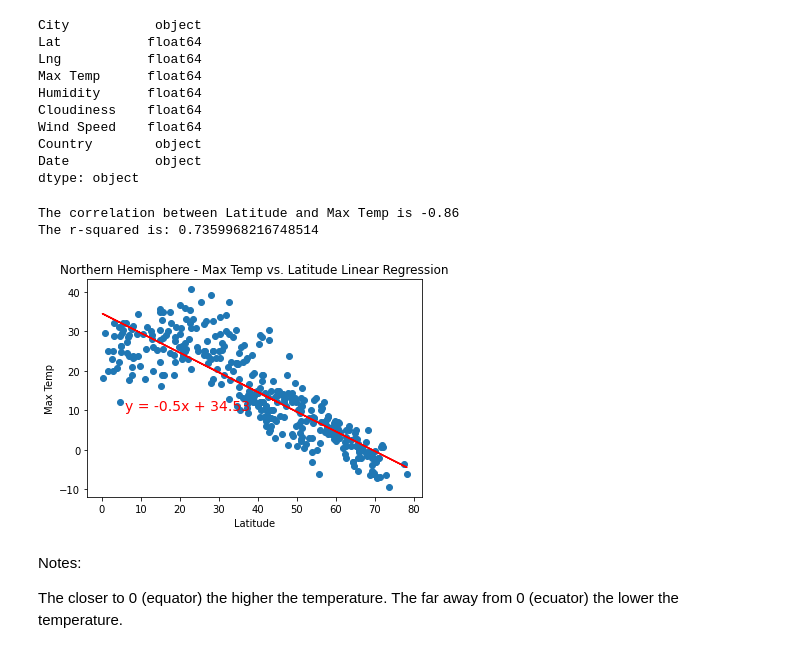
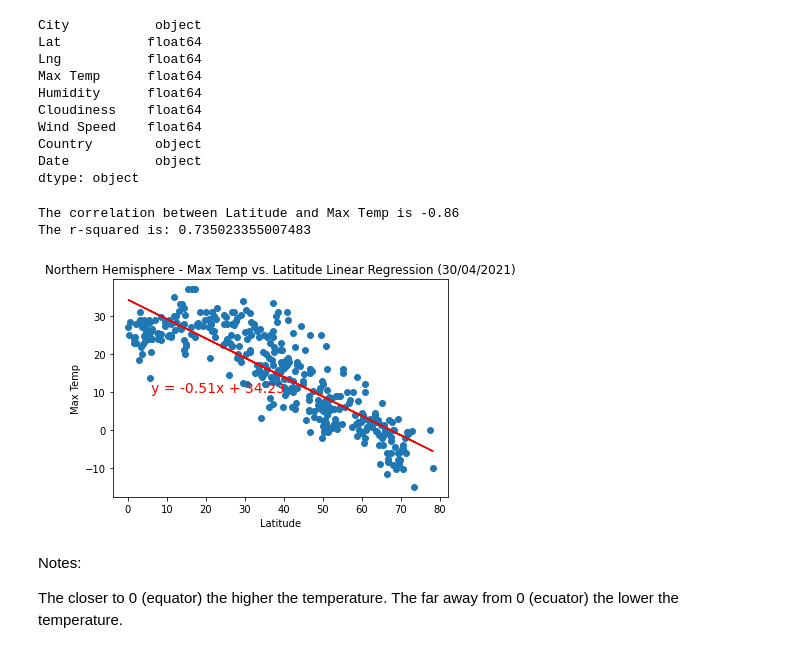
Before and after one commit to JoseH-Git/python-api-challenge, a Jupyter notebook: WeatherPy/WeatherPy.ipynb, the cells around one changed output. Drawn from its saved outputs; the diff is of its cells as text; code cells hidden in the pictures.

```diff
--- a/WeatherPy/WeatherPy.ipynb
+++ b/WeatherPy/WeatherPy.ipynb
@@ -86,6 +87,7 @@ cloudiness= []
 wind_speed = []
 country = []
 date = []
+count = 0
 
 # Save config information.
 url = "http://api.openweathermap.org/data/2.5/weather?"
@@ -96,7 +98,13 @@ api_key =  weather_api_key
 query_url = f"{url}appid={api_key}&units={units}&q="
 
 # Loop through the list of cities and perform a request for data on each
+print("----------------------------------------------------------")
+print("Search started, please wait. ")
+print("----------------------------------------------------------")
+
 for city in cities:
+
+    count
 
     try:
 
@@ -110,10 +118,10 @@ for city in cities:
         country.append(response['sys']['country'])
         date.append(response['dt'])
 
-        print(f'City ' + city + ' completed' )
+        print(f'City number '+ str(count)+ ' is ' + city + ' has been proccesed completed' )
 
-        #sys.stdout=open("/Logs/successfull cities.txt","w")
-        #print(f'City ' + city + ' completed' )
+        #sys.stdout=open("Logs/successfull cities.txt","w")
+        #print(f'City number '+ str(count)+ ' is ' + city + ' has been proccesed completed' )
         #sys.stdout.close()
 
     except(KeyError, IndexError):
@@ -122,4 +130,10 @@ for city in cities:
         #sys.stdout=open("/Logs/failed cities.txt","w")
         #print("City not found. Skipping...")
         #sys.stdout.close()
+
+    count = count + 1
+    time.sleep(2)
+print("----------------------------------------------------------")
+print("Search completed successfully")
+print("----------------------------------------------------------")
 # %% [output]
@@ -343,29 +357,29 @@ dtype: object
 # %%
 correlation=round(st.pearsonr(northern_df["Lat"], northern_df["Max Temp"])[0],2)
 print(f"The correlation between Latitude and Max Temp is {correlation}")
 
 x_values = northern_df["Lat"]
 y_values = northern_df["Max Temp"]
 
 (slope, intercept, rvalue, pvalue, stderr) = linregress(x_values, y_values)
 regress_values = x_values * slope + intercept
 
 line_eq = "y = " + str(round(slope,2)) + "x + " + str(round(intercept,2))
 
 plt.scatter(x_values,y_values)
 plt.plot(x_values,regress_values,"r-")
 plt.annotate(line_eq,(6,10),fontsize=14,color="red")
-plt.title("Northern Hemisphere - Max Temp vs. Latitude Linear Regression")
+plt.title("Northern Hemisphere - Max Temp vs. Latitude Linear Regression (30/04/2021)")
 plt.xlabel("Latitude")
 plt.ylabel("Max Temp")
 
 print(f"The r-squared is: {rvalue**2}")
-plt.savefig("Images/Northern Hemisphere - Max Temp vs. Latitude Linear Regression.png", bbox_inches = "tight")
+plt.savefig("Images/Northern Hemisphere - Max Temp vs. Latitude Linear Regression 30042021.png", bbox_inches = "tight")
 plt.show()
 # %% [output]
 The correlation between Latitude and Max Temp is -0.86
-The r-squared is: 0.7359968216748514
+The r-squared is: 0.735023355007483
-[figure, old version]
+[figure, new version]
 # %% [markdown]
 Notes:
 
```
Also changed, not shown: parts of 21 cells of this notebook, 23 other files.
